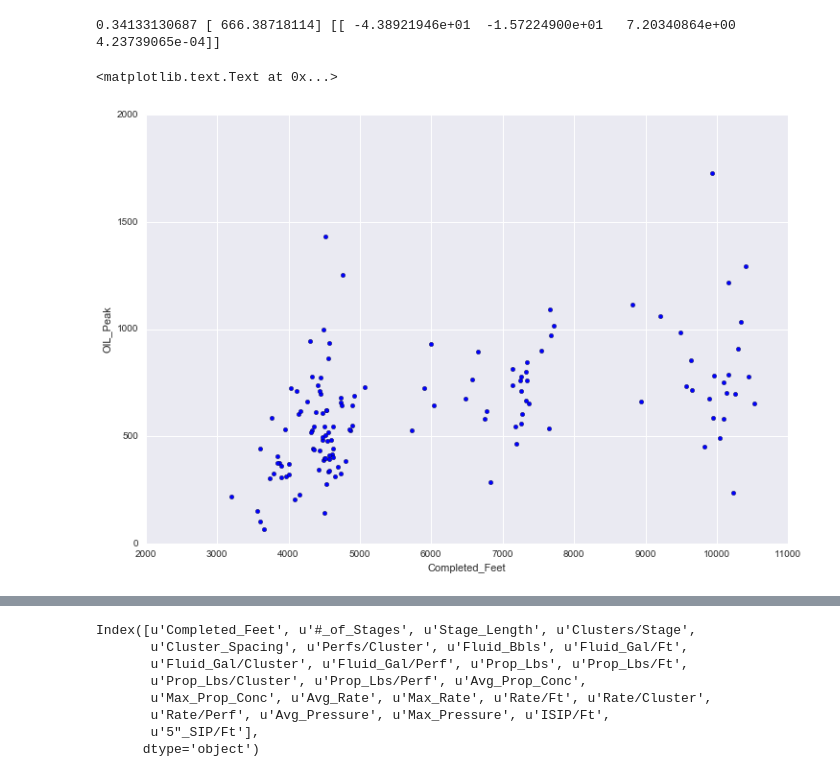
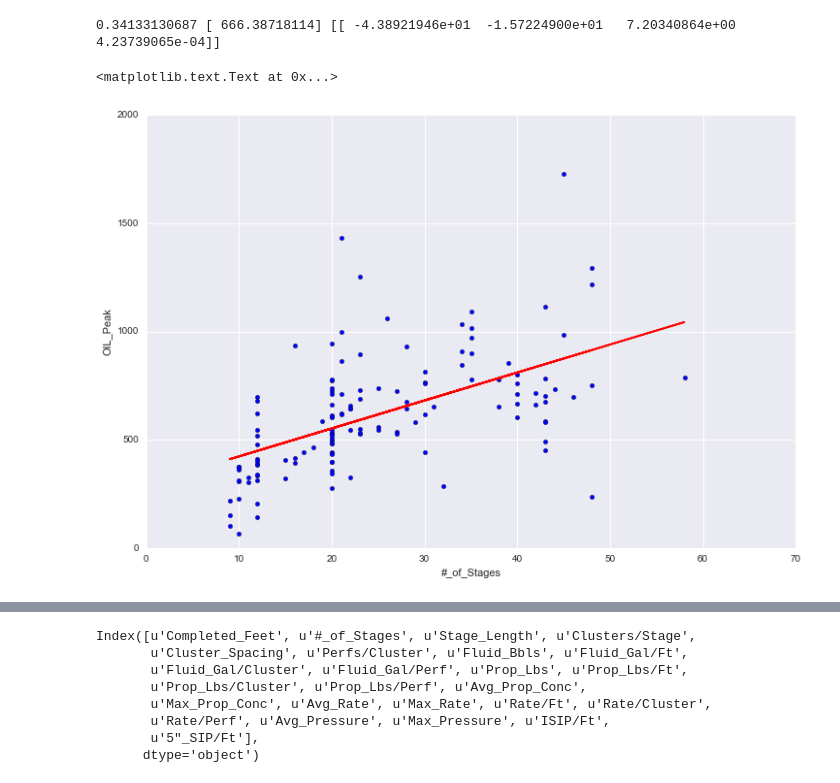
Before and after one commit to jpgrana/bayesian-approach-predicting-well-production, a Jupyter notebook: features.ipynb, the cells around one changed output, grey strips where cells are left out. Drawn from its saved outputs; the diff is of its cells as text; code cells hidden in the pictures.

```diff
--- a/features.ipynb
+++ b/features.ipynb
@@ -162,10 +162,12 @@ print model.score(X_train[[u'Clusters/Stage', u'Perfs/Cluster', u'#_of_Stages',
 # %%
 fig = plt.figure(figsize=(12,8))
 ax = fig.add_subplot(1,1,1)
-ax.scatter(X_train['Completed_Feet'], y_train)
+ax.scatter(X_train['#_of_Stages'], y_train)
+fit = np.polyfit(X_train['#_of_Stages'], y_train, deg=1)
+ax.plot(X_train['#_of_Stages'], fit[0] * X_train['#_of_Stages'] + fit[1], color='red')
 ax.set_ylim([0,2000])
-ax.set_xlabel('Completed_Feet')
+ax.set_xlabel('#_of_Stages')
 ax.set_ylabel('OIL_Peak')
 # %% [output]
 <matplotlib.text.Text at 0x...>
-[figure, old version]
+[figure, new version]
```
Also changed, not shown: parts of 8 cells of this notebook, 1 other file.
